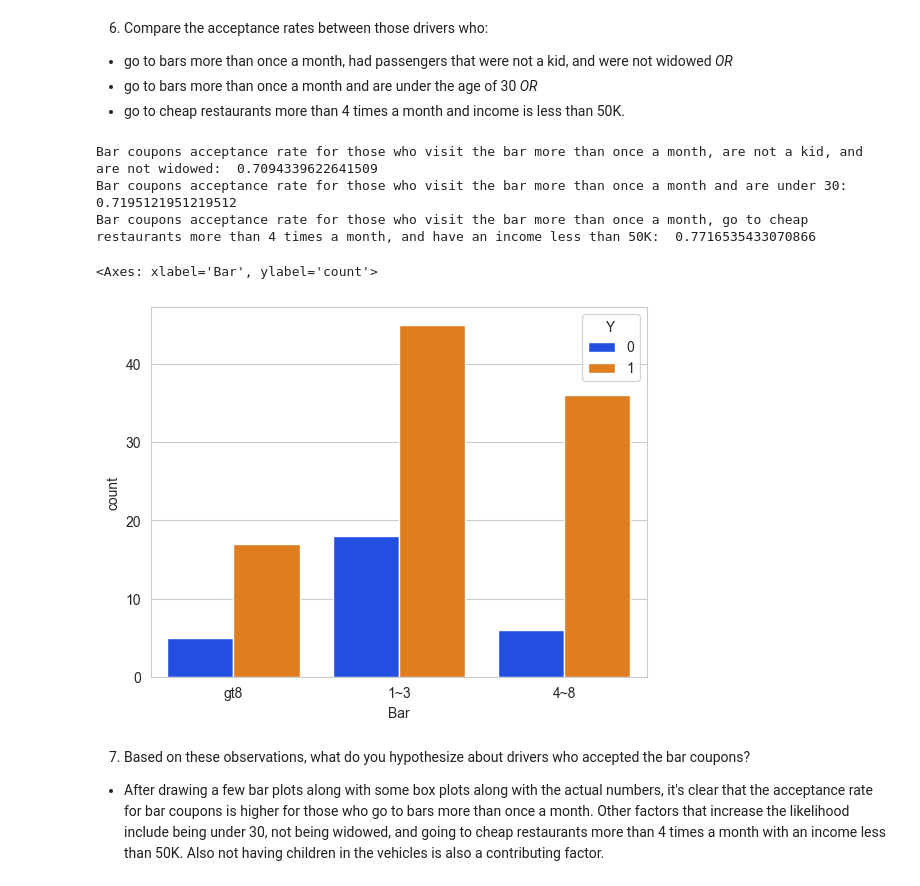
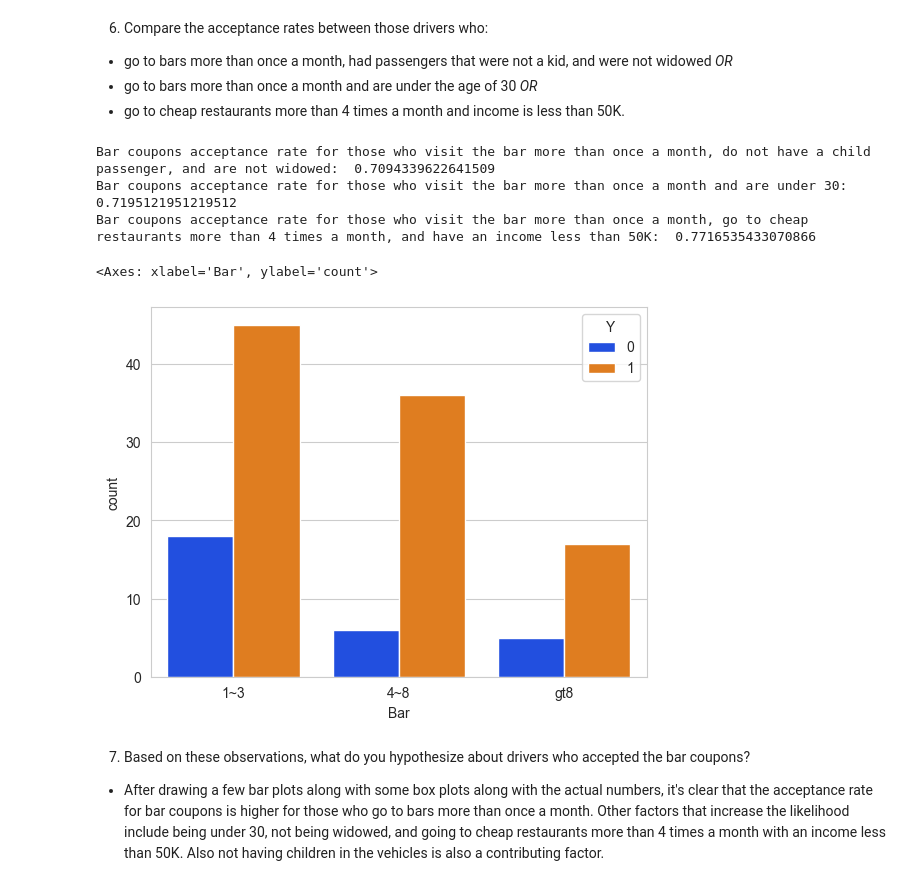
Before and after one commit to geo-rge-li/uci-coupon-analysis, a Jupyter notebook: prompt.ipynb, the cells around one changed output. Cells and saved outputs as stored; diff of their text form; code cells hidden in the pictures.

```diff
--- a/prompt.ipynb
+++ b/prompt.ipynb
@@ -139,6 +139,9 @@ df = data.dropna(subset=['CarryAway', 'CoffeeHouse', 'Bar', 'RestaurantLessThan2
 df = df.drop(columns=['car'])
 df['coupon'] = df['coupon'].replace({'Carry out & Take away': 'Carry Away'})
 df = df.rename(columns={'passanger': 'passenger'})
+df['age'] = df['age'].replace('below21', '20')
+df['age'] = df['age'].replace('50plus', '51')
+df['age'] = df['age'].astype(int)
 df.info()
 # %% [output]
 <class 'pandas.core.frame.DataFrame'>
@@ -287,20 +298,20 @@ Bar coupons acceptance rate for those who visit the bar more than once a month a
 - go to cheap restaurants more than 4 times a month and income is less than 50K.
 # %%
 df_not_widowed = df_bar.query('Bar in @bar_more_than_1 and passenger not in @passenger_kid and maritalStatus not in ["Widowed"]')
-print("Bar coupons acceptance rate for those who visit the bar more than once a month, are not a kid, and are not widowed: ", df_not_widowed[df_not_widowed['Y'] == 1].size / df_not_widowed.size)
+print("Bar coupons acceptance rate for those who visit the bar more than once a month, do not have a child passenger, and are not widowed: ", df_not_widowed[df_not_widowed['Y'] == 1].size / df_not_widowed.size)
 
-df_under_30 = df_bar.query('Bar in @bar_more_than_1 and age in ["below21", "21", "26"]')
+df_under_30 = df_bar.query('Bar in @bar_more_than_1 and age <=30')
 print("Bar coupons acceptance rate for those who visit the bar more than once a month and are under 30: ", df_under_30[df_under_30['Y'] == 1].size / df_under_30.size)
 
 df_cheap_restaurants = df_bar.query('Bar in @bar_more_than_1 and RestaurantLessThan20 in ["4~8", "gt8"] and income in ["Less than $12500", "$12500 - $24999", "$25000 - $37499", "$37500 - $49999"]')
 print("Bar coupons acceptance rate for those who visit the bar more than once a month, go to cheap restaurants more than 4 times a month, and have an income less than 50K: ", df_cheap_restaurants[df_cheap_restaurants['Y'] == 1].size / df_cheap_restaurants.size)
-sns.countplot(df_cheap_restaurants, x="Bar", hue="Y", palette='bright', alpha = 1)
+sns.countplot(df_cheap_restaurants, x="Bar", hue="Y", palette='bright', alpha = 1, order=['1~3', '4~8', 'gt8'])
 # %% [output]
-Bar coupons acceptance rate for those who visit the bar more than once a month, are not a kid, and are not widowed:  0.7094339622641509
+Bar coupons acceptance rate for those who visit the bar more than once a month, do not have a child passenger, and are not widowed:  0.7094339622641509
 Bar coupons acceptance rate for those who visit the bar more than once a month and are under 30:  0.7195121951219512
 Bar coupons acceptance rate for those who visit the bar more than once a month, go to cheap restaurants more than 4 times a month, and have an income less than 50K:  0.7716535433070866
 <Axes: xlabel='Bar', ylabel='count'>
-[figure, old version]
+[figure, new version]
 # %% [markdown]
 7.  Based on these observations, what do you hypothesize about drivers who accepted the bar coupons?
 
```
Also changed, not shown: parts of 27 cells of this notebook.
